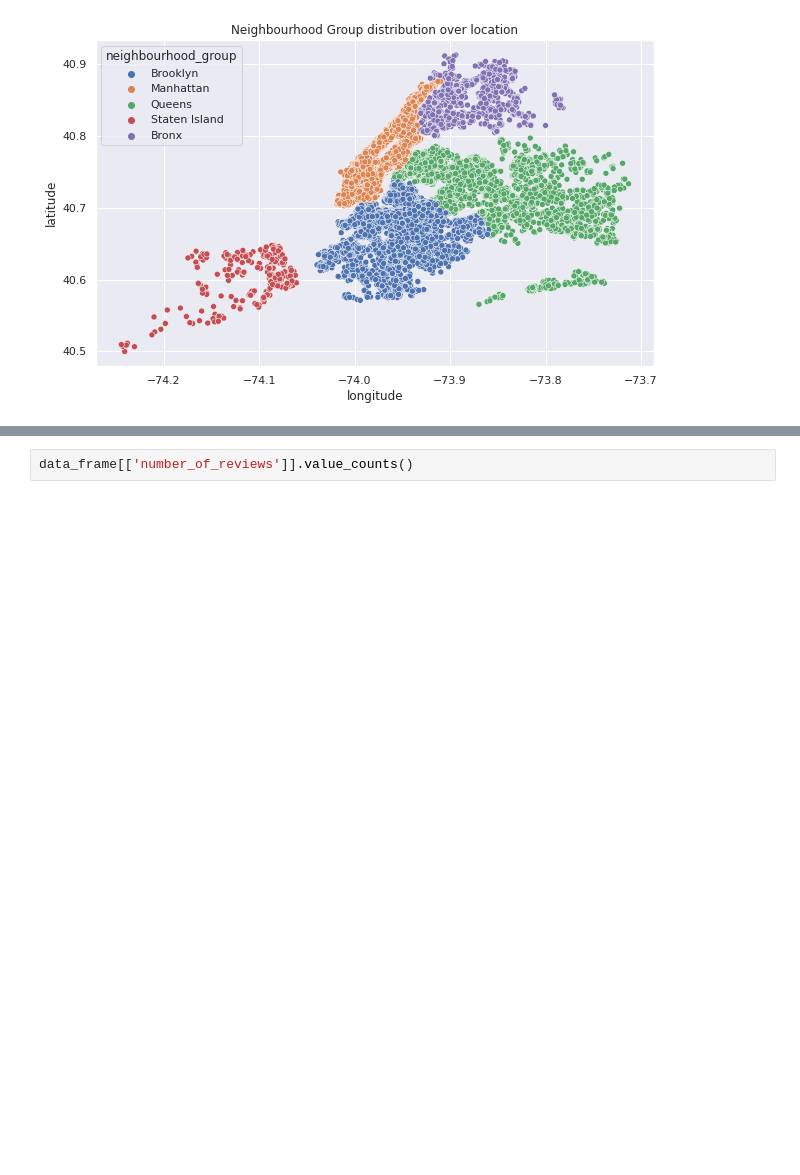
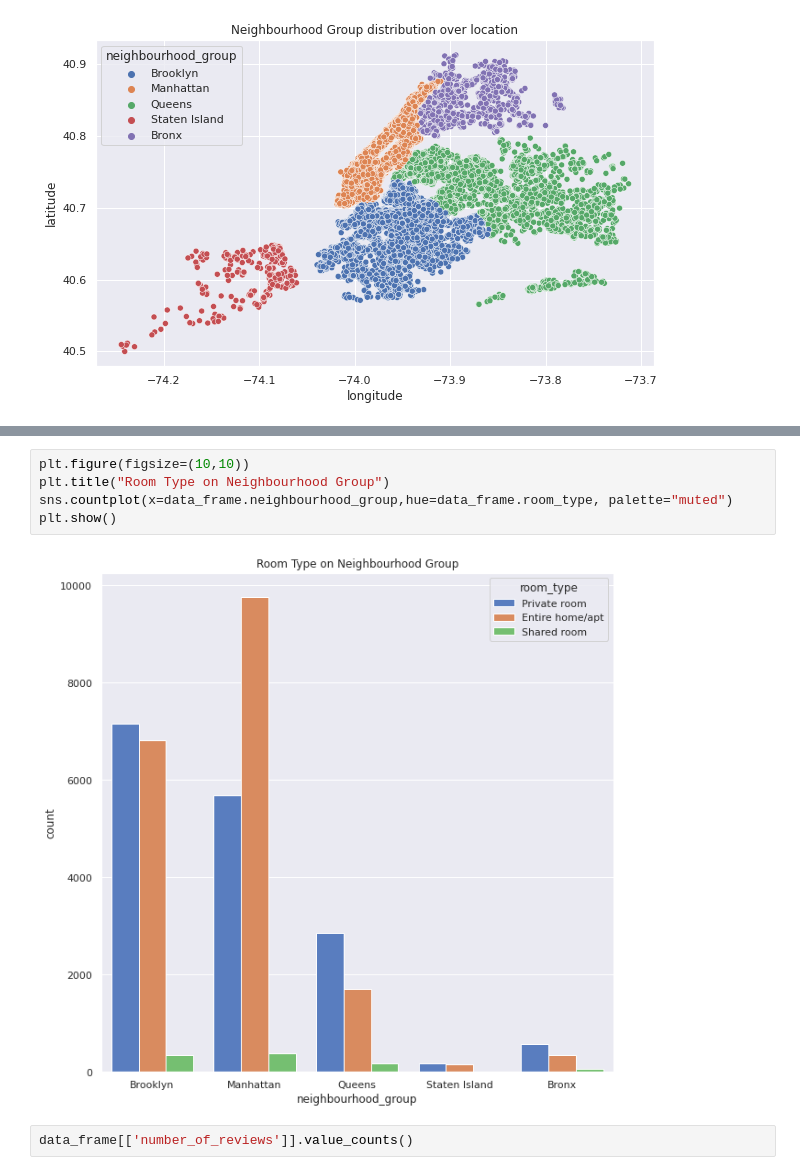
Before and after one commit to NehaGupta-DataScientists/AirbnbBookingAnalysis-, a Jupyter notebook: My_Airbnb_Bookings_Analysis_Capstone_Project.ipynb, the cells around one changed output, grey strips where cells are left out. Drawn from its saved outputs; the diff is of its cells as text; blank space fills up the shorter version.

```diff
--- a/My_Airbnb_Bookings_Analysis_Capstone_Project.ipynb
+++ b/My_Airbnb_Bookings_Analysis_Capstone_Project.ipynb
@@ -398,3 +428,10 @@ plt.ioff()
+# %%
+plt.figure(figsize=(10,10))
+plt.title("Room Type on Neighbourhood Group")
+sns.countplot(x=data_frame.neighbourhood_group,hue=data_frame.room_type, palette="muted")
+plt.show()
+# %% [output]
+[figure, added]
 # %%
 data_frame[['number_of_reviews']].value_counts()
 # %% [output]
```
Also changed, not shown: parts of 3 cells of this notebook.
